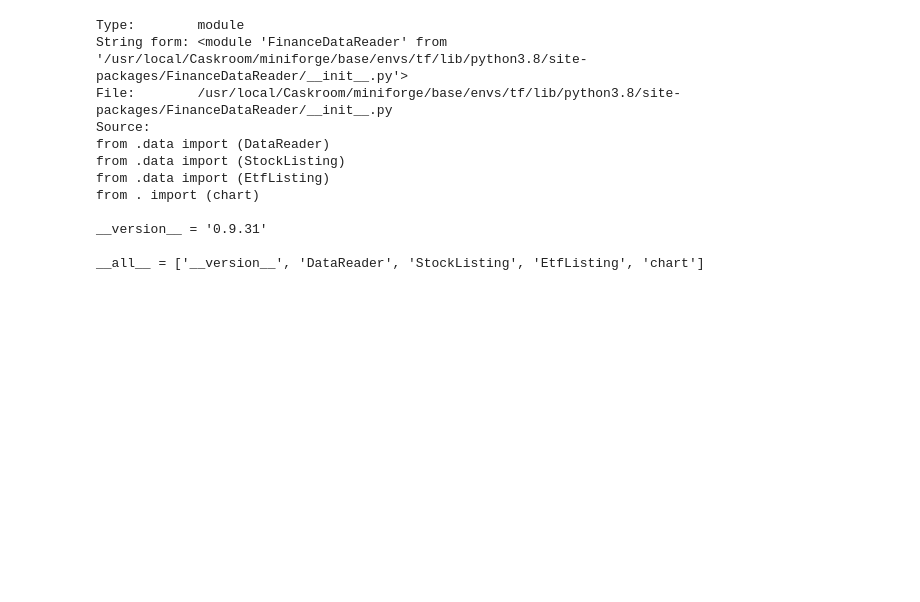
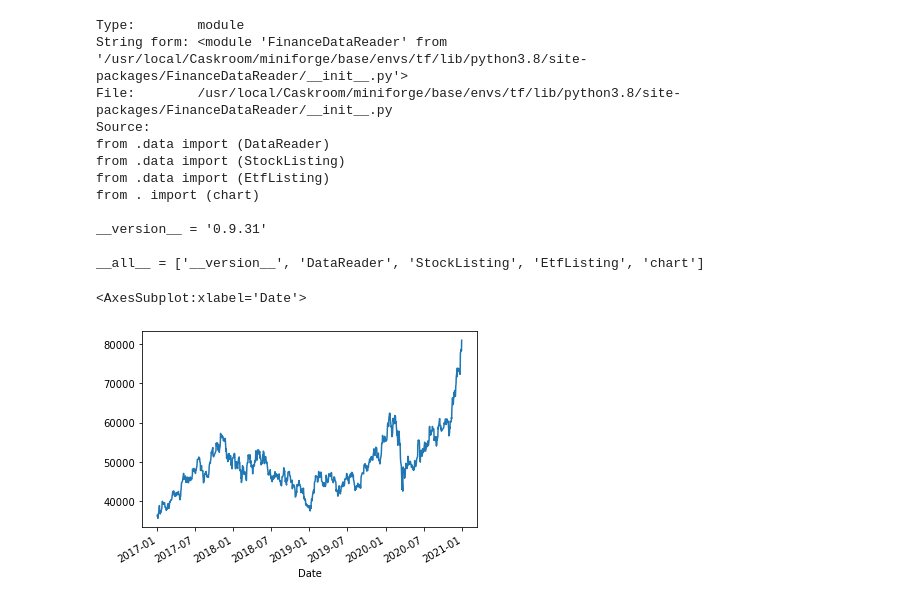
Before and after one commit to kimjinhyuk/LBD, a Jupyter notebook: data_science/FDR_P01.ipynb, the cells around one changed output. Drawn from its saved outputs; the diff is of its cells as text; code cells hidden in the pictures; blank space fills up the shorter version.

```diff
--- a/data_science/FDR_P01.ipynb
+++ b/data_science/FDR_P01.ipynb
@@ -19,0 +36,7 @@ fdr
+# %%
+df = fdr.DataReader('005930','2017','2021')
+# %%
+df["Close"].plot()
+# %% [output]
+<AxesSubplot:xlabel='Date'>
+[figure, added]
```
Also changed, not shown: parts of 2 cells of this notebook.
